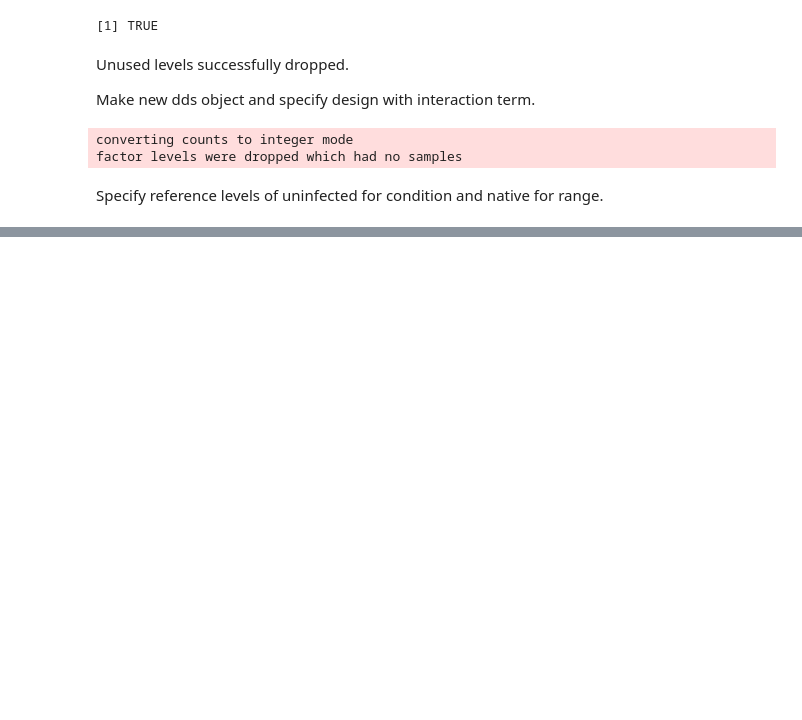
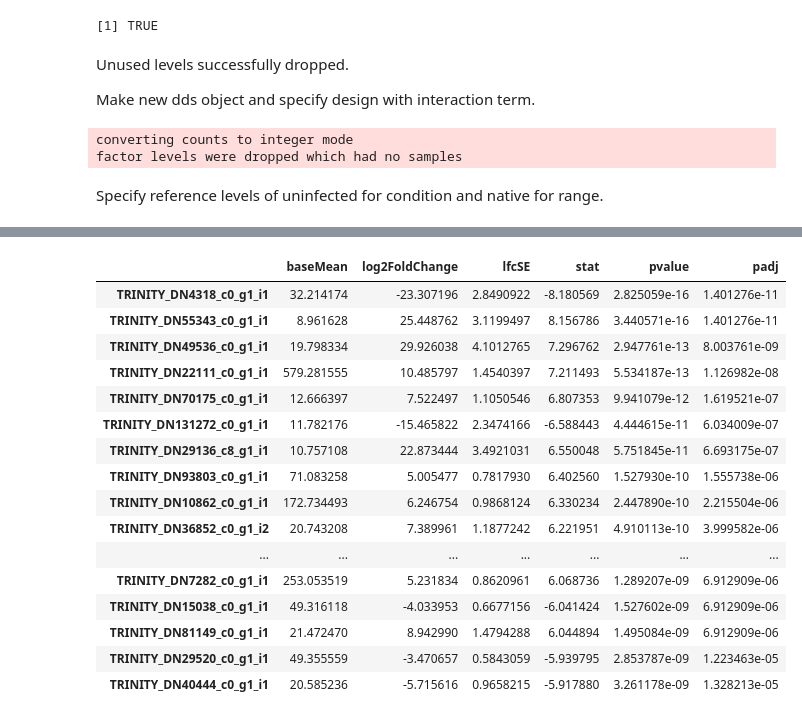
Before and after one commit to tepoltlab/RhithroLoxo_DE, a Jupyter notebook: juptyer_notebooks/DESeq2_RhithroLoxo.ipynb, the cells around one changed output, grey strips where cells are left out. Drawn from its saved outputs; the diff is of its cells as text; code cells hidden in the pictures; blank space fills up the shorter version.

```diff
--- a/juptyer_notebooks/DESeq2_RhithroLoxo.ipynb
+++ b/juptyer_notebooks/DESeq2_RhithroLoxo.ipynb
@@ -693,0 +713,3 @@ gene-wise dispersion estimates
+# %%
+res_int_abs.P = results(dds_interaction, name="rangeAbsent.conditionP")
+res_int_inv.P = results(dds_interaction, name="rangeInvasive.conditionP")
@@ -693,0 +740,24 @@ gene-wise dispersion estimates
+# %%
+res_int_abs.P_sig <- data.frame(subset(res_int_abs.P, padj < 0.05))
+res_int_abs.P_sig <- res_int_abs.P_sig[order(res_int_abs.P_sig$padj),]
+res_int_inv.P_sig <- data.frame(subset(res_int_inv.P, padj < 0.05))
+res_int_inv.P_sig <- res_int_inv.P_sig[order(res_int_inv.P_sig$padj),]
+head(res_int_inv.P_sig,20)
+# %% [output]
+|  | baseMean | log2FoldChange | lfcSE | stat | pvalue | padj |
+| TRINITY_DN4318_c0_g1_i1 | 32.214174 | -23.307196 | 2.8490922 | -8.180569 | 2.825059e-16 | 1.401276e-11 |
+| TRINITY_DN55343_c0_g1_i1 | 8.961628 | 25.448762 | 3.1199497 | 8.156786 | 3.440571e-16 | 1.401276e-11 |
+| TRINITY_DN49536_c0_g1_i1 | 19.798334 | 29.926038 | 4.1012765 | 7.296762 | 2.947761e-13 | 8.003761e-09 |
+| TRINITY_DN22111_c0_g1_i1 | 579.281555 | 10.485797 | 1.4540397 | 7.211493 | 5.534187e-13 | 1.126982e-08 |
+| TRINITY_DN70175_c0_g1_i1 | 12.666397 | 7.522497 | 1.1050546 | 6.807353 | 9.941079e-12 | 1.619521e-07 |
+| TRINITY_DN131272_c0_g1_i1 | 11.782176 | -15.465822 | 2.3474166 | -6.588443 | 4.444615e-11 | 6.034009e-07 |
+| TRINITY_DN29136_c8_g1_i1 | 10.757108 | 22.873444 | 3.4921031 | 6.550048 | 5.751845e-11 | 6.693175e-07 |
+| TRINITY_DN93803_c0_g1_i1 | 71.083258 | 5.005477 | 0.7817930 | 6.402560 | 1.527930e-10 | 1.555738e-06 |
+| TRINITY_DN10862_c0_g1_i1 | 172.734493 | 6.246754 | 0.9868124 | 6.330234 | 2.447890e-10 | 2.215504e-06 |
+| TRINITY_DN36852_c0_g1_i2 | 20.743208 | 7.389961 | 1.1877242 | 6.221951 | 4.910113e-10 | 3.999582e-06 |
+| ... | ... | ... | ... | ... | ... | ... |
+| TRINITY_DN7282_c0_g1_i1 | 253.053519 | 5.231834 | 0.8620961 | 6.068736 | 1.289207e-09 | 6.912909e-06 |
+| TRINITY_DN15038_c0_g1_i1 | 49.316118 | -4.033953 | 0.6677156 | -6.041424 | 1.527602e-09 | 6.912909e-06 |
+| TRINITY_DN81149_c0_g1_i1 | 21.472470 | 8.942990 | 1.4794288 | 6.044894 | 1.495084e-09 | 6.912909e-06 |
+| TRINITY_DN29520_c0_g1_i1 | 49.355559 | -3.470657 | 0.5843059 | -5.939795 | 2.853787e-09 | 1.223463e-05 |
+| TRINITY_DN40444_c0_g1_i1 | 20.585236 | -5.715616 | 0.9658215 | -5.917880 | 3.261178e-09 | 1.328213e-05 |
```
Also changed, not shown: parts of 6 cells of this notebook, 1 other file.
